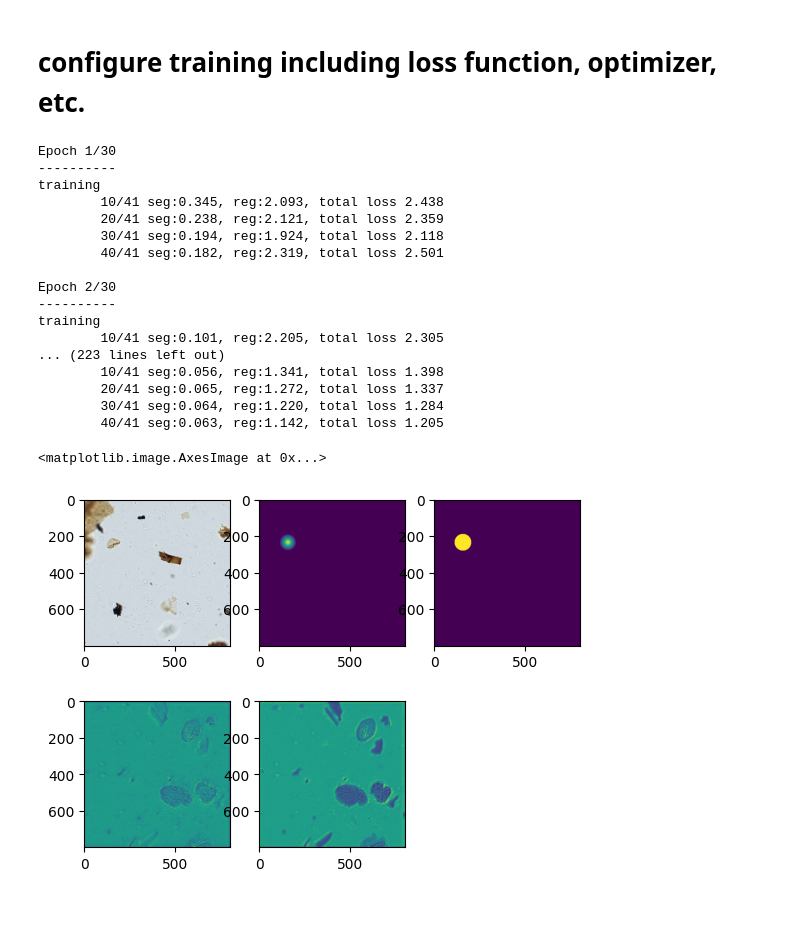
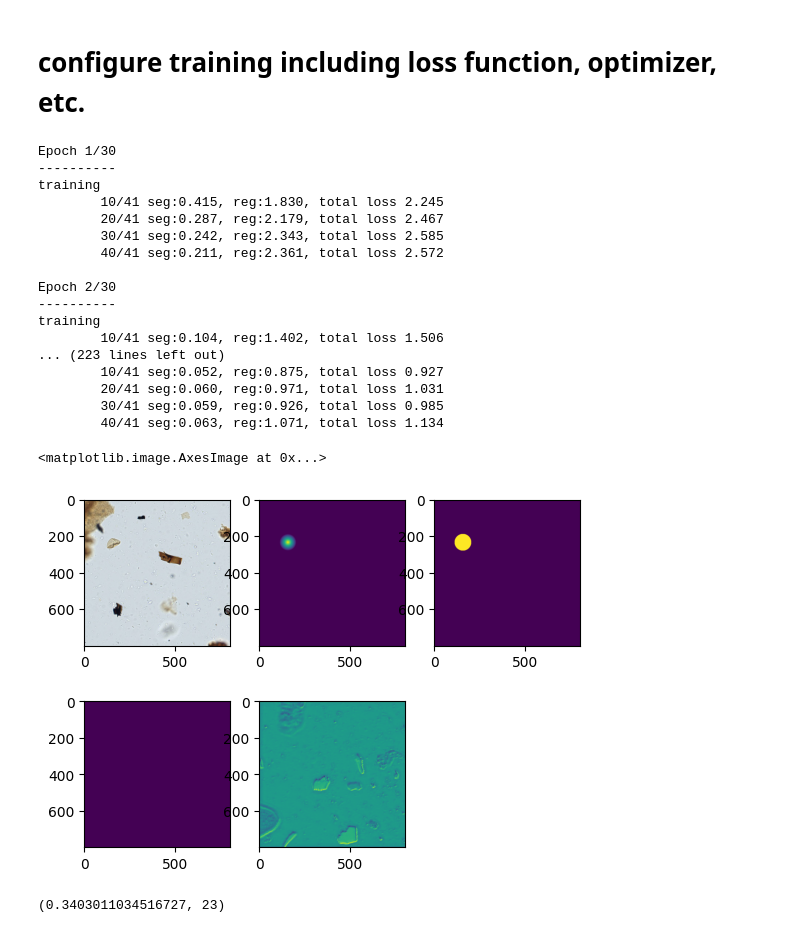
Before and after one commit to aimerykong/MPC2026-tutorial, a Jupyter notebook: code008_pollen_detection_training.ipynb, the cells around one changed output. Saved outputs shown, nothing was run; the diff lists cells and outputs as text; code cells hidden in the pictures.

```diff
--- a/code008_pollen_detection_training.ipynb
+++ b/code008_pollen_detection_training.ipynb
@@ -150,7 +135,7 @@ valid_maskList_cleanup = []
 
 for i in range(len(train_imgList)):
     if len(train_maskList[i])!=0 and [] not in train_maskList[i]:
-        train_imgList_cleanup += [train_imgList[i]]
+        train_imgList_cleanup += [os.path.join(root_folder, train_imgList[i])]
         train_maskList_cleanup += [train_maskList[i]]
     else:
         print(train_imgList[i])
@@ -172,7 +157,7 @@ dataset_for_detection/45568x_45200y/5z.jpg
 # %%
 for i in range(len(valid_imgList)):
     if len(valid_maskList[i])!=0  and [] not in valid_maskList[i]:
-        valid_imgList_cleanup += [valid_imgList[i]]
+        valid_imgList_cleanup += [os.path.join(root_folder, valid_imgList[i])]
         valid_maskList_cleanup += [valid_maskList[i]]
     else:
         print(valid_imgList[i])
@@ -519,7 +504,7 @@ scaleList = [0]           # the number of output layer for U-net
 
 
 ################## init model ###################
-initModel = PollenDet_SegDistTransform(34, scaleList=scaleList, pretrained=False)
+initModel = PollenDet_SegDistTransform(34, scaleList=scaleList, pretrained=True)
 initModel.encoder.encoder.conv1 = nn.Conv2d(3, 64, (7, 7), (2, 2), (3, 3), bias=False) #change dimensions of the first layer in the encoder
 initModel = initModel.to(device);
 
@@ -671,7 +656,7 @@ for epoch in range(total_epoch_num):        # total_epoch_num
 
                 loss_reg = lossFunc_reg(cur_disTransformMask, predDistTransform, cur_binaryMask)
                 # loss_reg = lossFunc_reg(grndDistTransform, predDistTransform, grndSeg)
-                loss = loss_seg + loss_reg
+                loss += loss_seg + loss_reg
 
             # backward + optimize only if in training phase
             loss.backward()
@@ -696,8 +681,8 @@ for epoch in range(total_epoch_num):        # total_epoch_num
                   )
 
     exp_lr_scheduler.step()
+
     initModel.eval()   # Set model to evaluate mode
-
     running_loss = 0.0
     running_loss_seg = 0.
     running_loss_reg = 0.
@@ -740,51 +725,54 @@ for epoch in range(total_epoch_num):        # total_epoch_num
 Epoch 1/30
 ----------
 training
-        10/41 seg:0.345, reg:2.093, total loss 2.438
-        20/41 seg:0.238, reg:2.121, total loss 2.359
-        30/41 seg:0.194, reg:1.924, total loss 2.118
-        40/41 seg:0.182, reg:2.319, total loss 2.501
+        10/41 seg:0.415, reg:1.830, total loss 2.245
+        20/41 seg:0.287, reg:2.179, total loss 2.467
+        30/41 seg:0.242, reg:2.343, total loss 2.585
+        40/41 seg:0.211, reg:2.361, total loss 2.572
 
 Epoch 2/30
 ----------
 training
-        10/41 seg:0.101, reg:2.205, total loss 2.305
+        10/41 seg:0.104, reg:1.402, total loss 1.506
 ... (223 lines left out)
-        10/41 seg:0.056, reg:1.341, total loss 1.398
-        20/41 seg:0.065, reg:1.272, total loss 1.337
-        30/41 seg:0.064, reg:1.220, total loss 1.284
-        40/41 seg:0.063, reg:1.142, total loss 1.205
+        10/41 seg:0.052, reg:0.875, total loss 0.927
+        20/41 seg:0.060, reg:0.971, total loss 1.031
+        30/41 seg:0.059, reg:0.926, total loss 0.985
+        40/41 seg:0.063, reg:1.071, total loss 1.134
 # %%
 idx = 1
-
 
 vis_img = cur_img[idx].permute(1,2,0).cpu().numpy()
 vis_img -= vis_img.min()
 vis_img /= vis_img.max()
 vis_disTransformMask = cur_disTransformMask[idx].squeeze().cpu().numpy()
 vis_binaryMask = cur_binaryMask[idx].squeeze().cpu().numpy()
 
 
 
 plt.subplot(2, 3, 1) # 1 row, 2 columns, 1st plot
 plt.imshow(vis_img)
 
 plt.subplot(2, 3, 2) # 1 row, 3 columns, 2nd plot
 plt.imshow(vis_disTransformMask)
 
 plt.subplot(2, 3, 3) # 1 row, 3 columns, 3rd plot
 plt.imshow(vis_binaryMask)
 
 plt.subplot(2, 3, 4) # 1 row, 2 columns, 1st plot
 tmp = output_masks[("segMask", 0)][idx]
 tmp = torch.sigmoid(tmp)
-tmp = tmp.squeeze().detach().cpu().numpy()
+tmp = tmp.squeeze().detach().cpu().numpy()>0.5
 plt.imshow(tmp)
 
 plt.subplot(2, 3, 5) # 1 row, 2 columns, 1st plot
 tmp2 = output_masks[("output", 0)][idx]
 tmp2 = tmp2.squeeze().detach().cpu().numpy()
 plt.imshow(tmp2)
 # %% [output]
 <matplotlib.image.AxesImage at 0x...>
-[figure, old version]
+[figure, new version]
+# %%
+best_loss, best_epoch_id
+# %% [output]
+(0.3403011034516727, 23)
```
Also changed, not shown: parts of 8 cells of this notebook.
